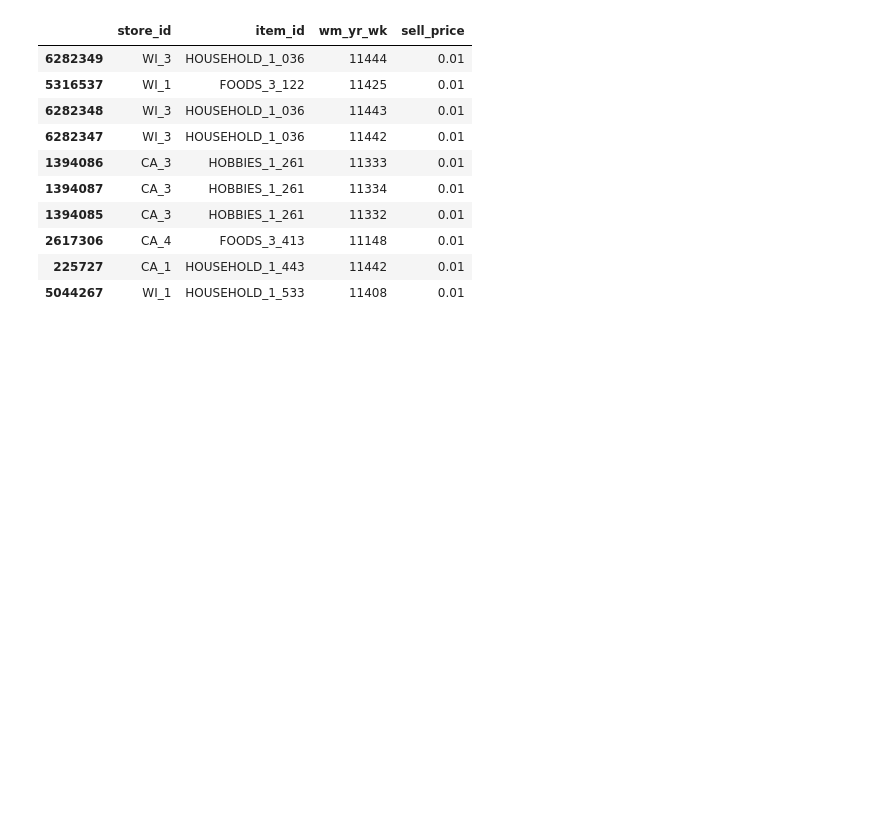
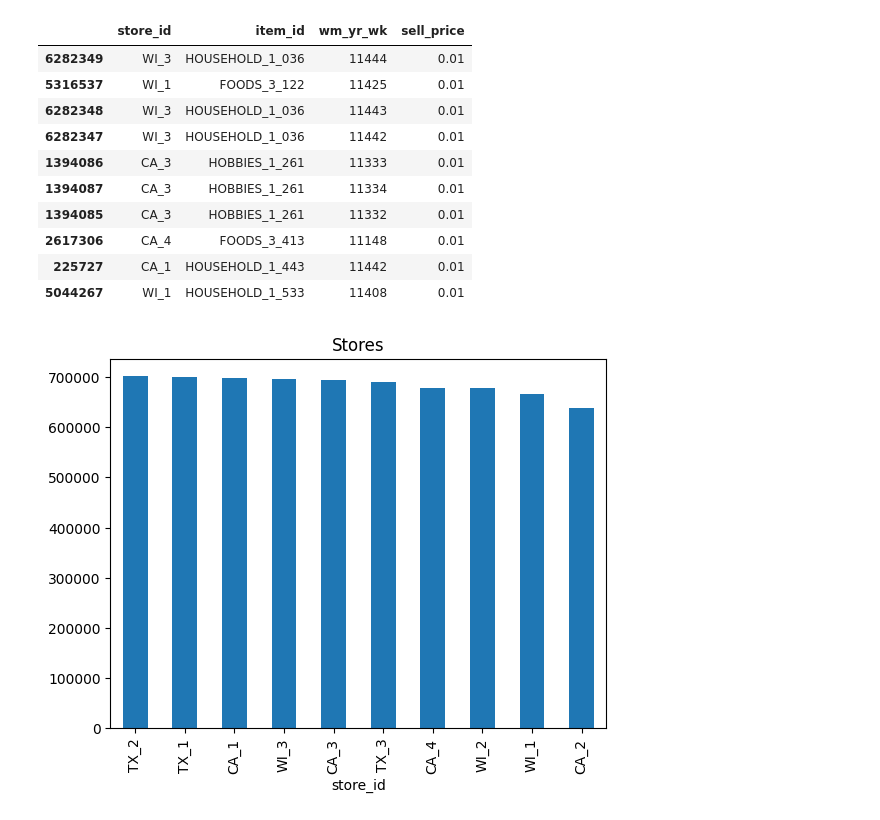
Before and after one commit to bhosalenikita258-coder/Retail_Demand_Forecasting, a Jupyter notebook: Retail_Demand_Forecasting.ipynb, the cells around one changed output. Cells and saved outputs as stored; diff of their text form; code cells hidden in the pictures; blank space fills up the shorter version.

Commit message:
Retail_Demand_Forecasting.ipynb
Performed Store-wise Distribution
Performed Product category Distribution

```diff
--- a/Retail_Demand_Forecasting.ipynb
+++ b/Retail_Demand_Forecasting.ipynb
@@ -280,3 +280,11 @@ prices.sort_values("sell_price").head(10)
 | 2617306 | CA_4 | FOODS_3_413 | 11148 | 0.01 |
 | 225727 | CA_1 | HOUSEHOLD_1_443 | 11442 | 0.01 |
 | 5044267 | WI_1 | HOUSEHOLD_1_533 | 11408 | 0.01 |
+# %%
+##Store Count
+prices['store_id'].value_counts().plot(kind='bar')
+
+plt.title("Stores")
+plt.show()
+# %% [output]
+[figure, added]
```
Also changed, not shown: parts of 1 cell of this notebook.
